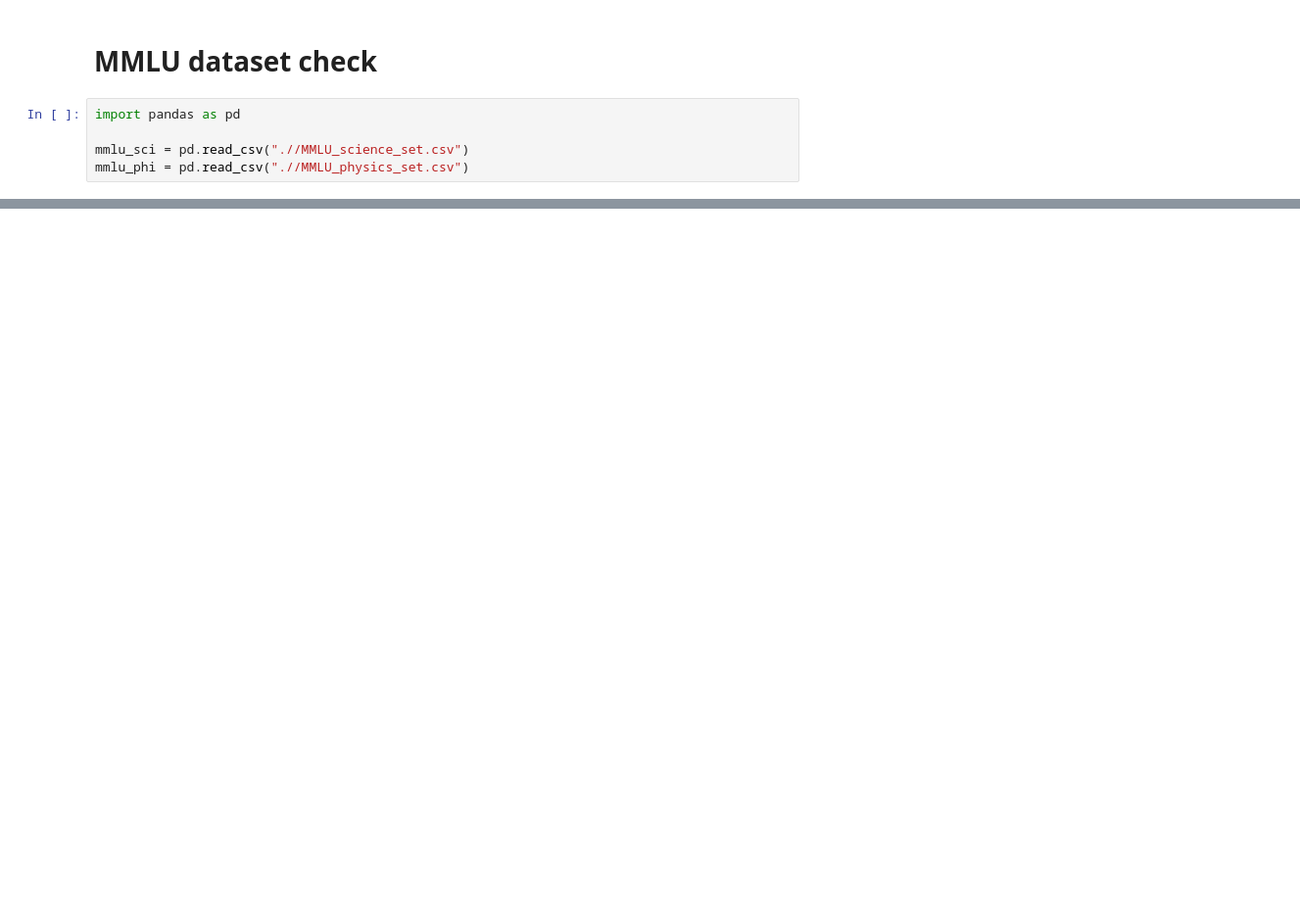
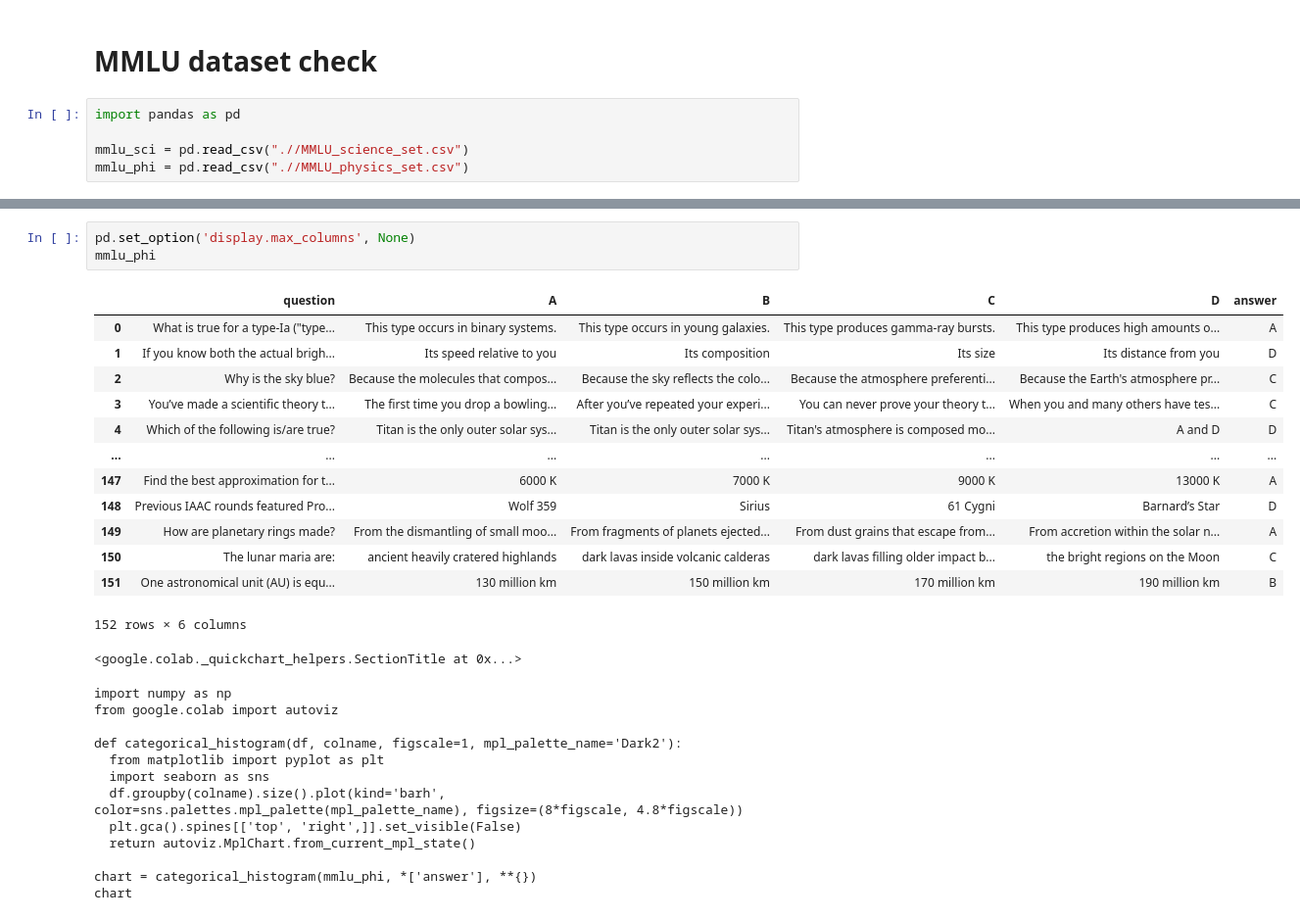
Before and after one commit to minju0307/kaggle_LLM_science_exam, a Jupyter notebook: datasets_check.ipynb, the cells around one changed output, grey strips where cells are left out. Shown at 98% size. Saved outputs shown, nothing was run; the diff lists cells and outputs as text; blank space fills up the shorter version.

```diff
--- a/datasets_check.ipynb
+++ b/datasets_check.ipynb
@@ -215,0 +314,30 @@ mmlu_phi.head(10)
+# %%
+pd.set_option('display.max_columns', None)
+mmlu_phi
+# %% [output]
+|  | question | A | B | C | D | answer |
+| 0 | What is true for a type-Ia ("type... | This type occurs in binary systems. | This type occurs in young galaxies. | This type produces gamma-ray bursts. | This type produces high amounts o... | A |
+| 1 | If you know both the actual brigh... | Its speed relative to you | Its composition | Its size | Its distance from you | D |
+| 2 | Why is the sky blue? | Because the molecules that compos... | Because the sky reflects the colo... | Because the atmosphere preferenti... | Because the Earth's atmosphere pr... | C |
+| 3 | You’ve made a scientific theory t... | The first time you drop a bowling... | After you’ve repeated your experi... | You can never prove your theory t... | When you and many others have tes... | C |
+| 4 | Which of the following is/are true? | Titan is the only outer solar sys... | Titan is the only outer solar sys... | Titan's atmosphere is composed mo... | A and D | D |
+| ... | ... | ... | ... | ... | ... | ... |
+| 147 | Find the best approximation for t... | 6000 K | 7000 K | 9000 K | 13000 K | A |
+| 148 | Previous IAAC rounds featured Pro... | Wolf 359 | Sirius | 61 Cygni | Barnard’s Star | D |
+| 149 | How are planetary rings made? | From the dismantling of small moo... | From fragments of planets ejected... | From dust grains that escape from... | From accretion within the solar n... | A |
+| 150 | The lunar maria are: | ancient heavily cratered highlands | dark lavas inside volcanic calderas | dark lavas filling older impact b... | the bright regions on the Moon | C |
+| 151 | One astronomical unit (AU) is equ... | 130 million km | 150 million km | 170 million km | 190 million km | B |
+152 rows × 6 columns
+<google.colab._quickchart_helpers.SectionTitle at 0x...>
+import numpy as np
+from google.colab import autoviz
+
+def categorical_histogram(df, colname, figscale=1, mpl_palette_name='Dark2'):
+  from matplotlib import pyplot as plt
+  import seaborn as sns
+  df.groupby(colname).size().plot(kind='barh', color=sns.palettes.mpl_palette(mpl_palette_name), figsize=(8*figscale, 4.8*figscale))
+  plt.gca().spines[['top', 'right',]].set_visible(False)
+  return autoviz.MplChart.from_current_mpl_state()
+
+chart = categorical_histogram(mmlu_phi, *['answer'], **{})
+chart
```
Also changed, not shown: parts of 25 cells of this notebook.
